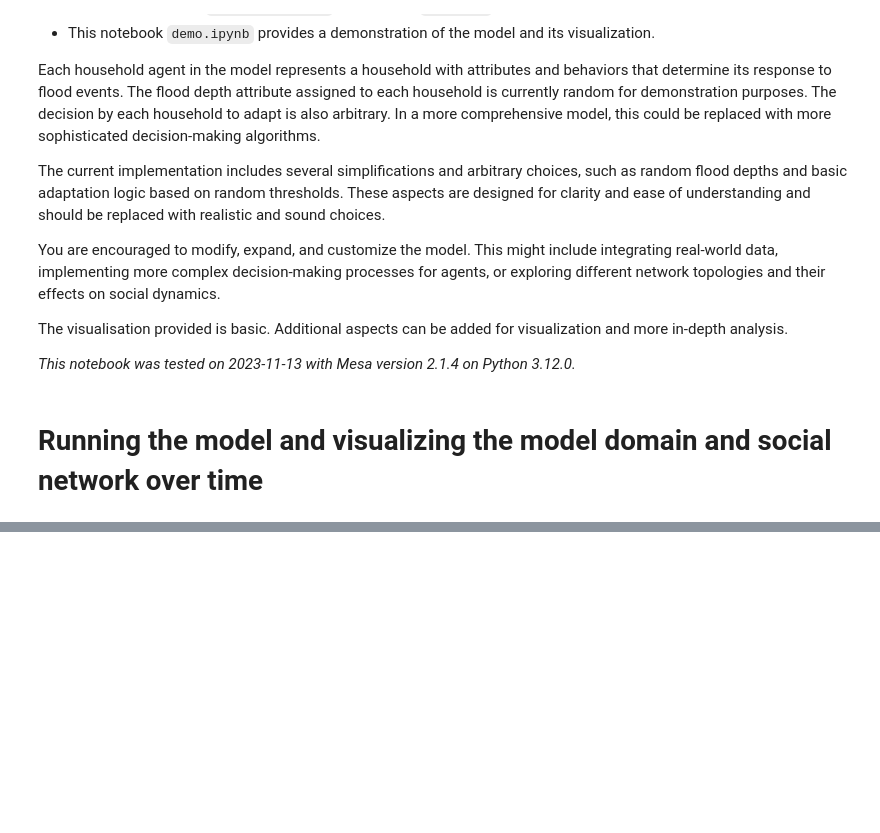
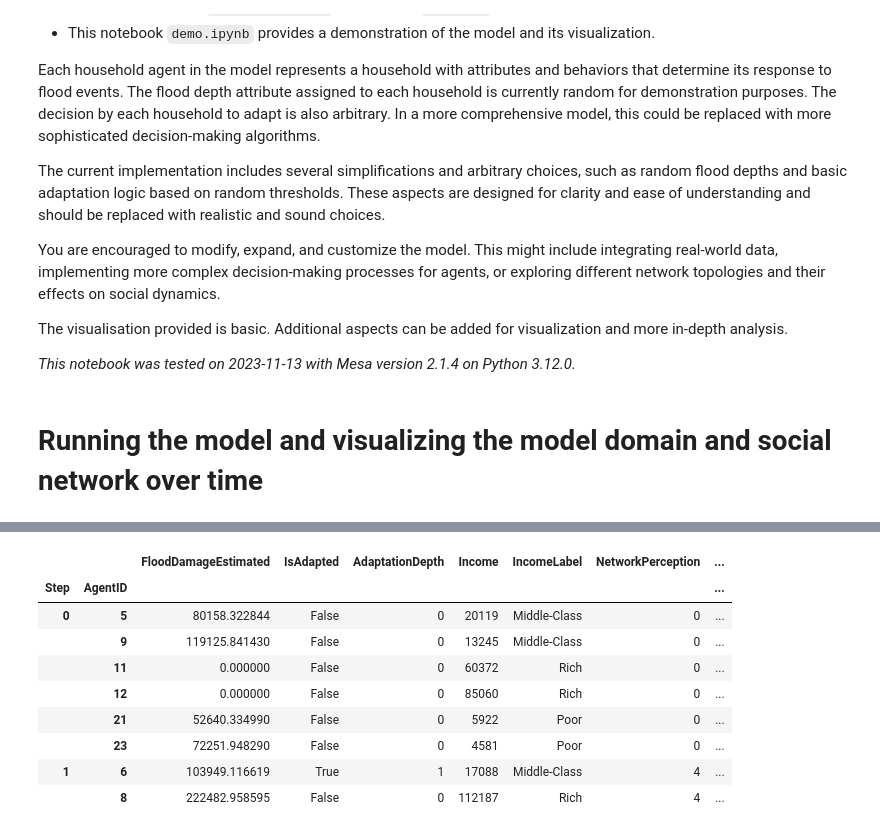
Before and after one commit to Martijntjevdg/SEN1211-ABM, a Jupyter notebook: base_model_mesa/model/demo.ipynb, the cells around one changed output, grey strips where cells are left out. Drawn from its saved outputs; the diff is of its cells as text; code cells hidden in the pictures; blank space fills up the shorter version.

Commit message:
Morning session 4-1-2024
Data is collected properly in Demo

```diff
--- a/base_model_mesa/model/demo.ipynb
+++ b/base_model_mesa/model/demo.ipynb
@@ -98,3 +104,19 @@ NameError: name 'model' is not defined
+# %%
+condition = (agent_data['OwnFloodPerception'] == 4)
+result_df = agent_data[condition]
+
+result_df[['FloodDamageEstimated','IsAdapted','AdaptationDepth','Income', 'IncomeLabel','NetworkPerception', 'OwnFloodPerception']]
+# %% [output]
+|  |  | FloodDamageEstimated | IsAdapted | AdaptationDepth | Income | IncomeLabel | NetworkPerception | ... |
+| Step | AgentID |  |  |  |  |  |  | ... |
+| 0 | 5 | 80158.322844 | False | 0 | 20119 | Middle-Class | 0 | ... |
+|  | 9 | 119125.841430 | False | 0 | 13245 | Middle-Class | 0 | ... |
+|  | 11 | 0.000000 | False | 0 | 60372 | Rich | 0 | ... |
+|  | 12 | 0.000000 | False | 0 | 85060 | Rich | 0 | ... |
+|  | 21 | 52640.334990 | False | 0 | 5922 | Poor | 0 | ... |
+|  | 23 | 72251.948290 | False | 0 | 4581 | Poor | 0 | ... |
+| 1 | 6 | 103949.116619 | True | 1 | 17088 | Middle-Class | 4 | ... |
+|  | 8 | 222482.958595 | False | 0 | 112187 | Rich | 4 | ... |
 # %%
 model_data = model.datacollector.get_model_vars_dataframe()
 model_data
```
Also changed, not shown: parts of 3 cells of this notebook, 3 other files.
